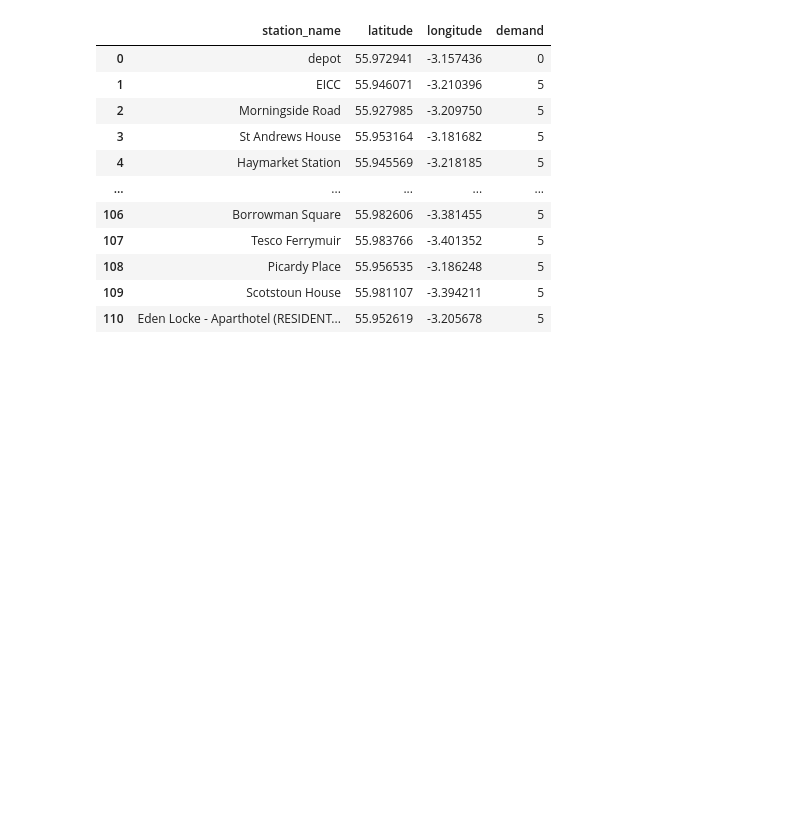
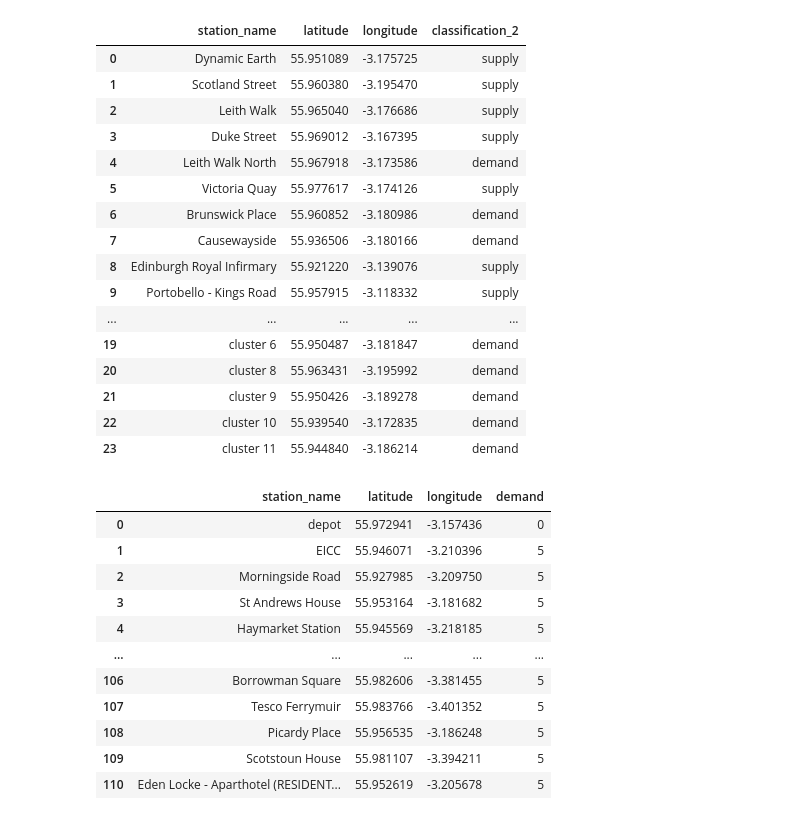
Before and after one commit to NikolasHe/MMCS_Project, a Jupyter notebook: optimization model.ipynb, the cells around one changed output. Drawn from its saved outputs; the diff is of its cells as text; code cells hidden in the pictures; blank space fills up the shorter version.

```diff
--- a/optimization model.ipynb
+++ b/optimization model.ipynb
@@ -46,3 +42,28 @@ len(df_location)
+# %%
+len(df_location)
+region_1 = df_location[df_location.cluster == 0][['station_name','latitude', 'longitude','classification_2']].reset_index(drop=True)
+region_2 = df_location[df_location.cluster == 1][['station_name','latitude', 'longitude','classification_2']].reset_index(drop=True)
+region_3 = df_location[df_location.cluster == 2][['station_name','latitude', 'longitude','classification_2']].reset_index(drop=True)
+
+region_2[region_2classification_2 != 'leveled'].reset_index(drop=True)
+# %% [output]
+|  | station_name | latitude | longitude | classification_2 |
+| 0 | Dynamic Earth | 55.951089 | -3.175725 | supply |
+| 1 | Scotland Street | 55.960380 | -3.195470 | supply |
+| 2 | Leith Walk | 55.965040 | -3.176686 | supply |
+| 3 | Duke Street | 55.969012 | -3.167395 | supply |
+| 4 | Leith Walk North | 55.967918 | -3.173586 | demand |
+| 5 | Victoria Quay | 55.977617 | -3.174126 | supply |
+| 6 | Brunswick Place | 55.960852 | -3.180986 | demand |
+| 7 | Causewayside | 55.936506 | -3.180166 | demand |
+| 8 | Edinburgh Royal Infirmary | 55.921220 | -3.139076 | supply |
+| 9 | Portobello - Kings Road | 55.957915 | -3.118332 | supply |
+| ... | ... | ... | ... | ... |
+| 19 | cluster 6 | 55.950487 | -3.181847 | demand |
+| 20 | cluster 8 | 55.963431 | -3.195992 | demand |
+| 21 | cluster 9 | 55.950426 | -3.189278 | demand |
+| 22 | cluster 10 | 55.939540 | -3.172835 | demand |
+| 23 | cluster 11 | 55.944840 | -3.186214 | demand |
 # %%
 # add an arbitrary demand for each station for the planning period
 demand = [5] * len(unique_stations)
```
Also changed, not shown: parts of 2 cells of this notebook, 1 other file.
